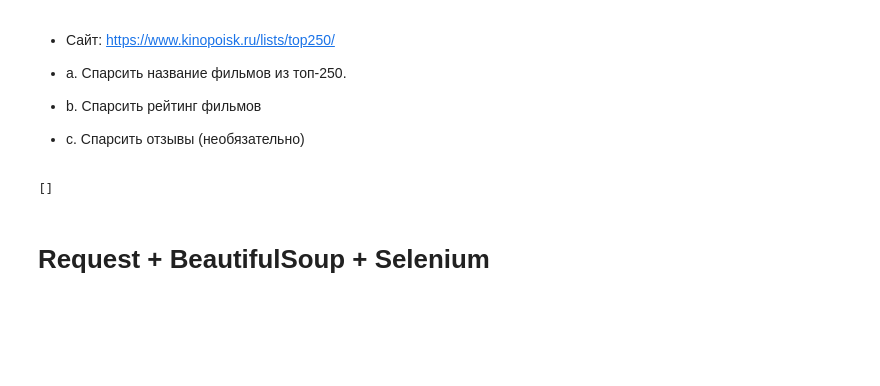
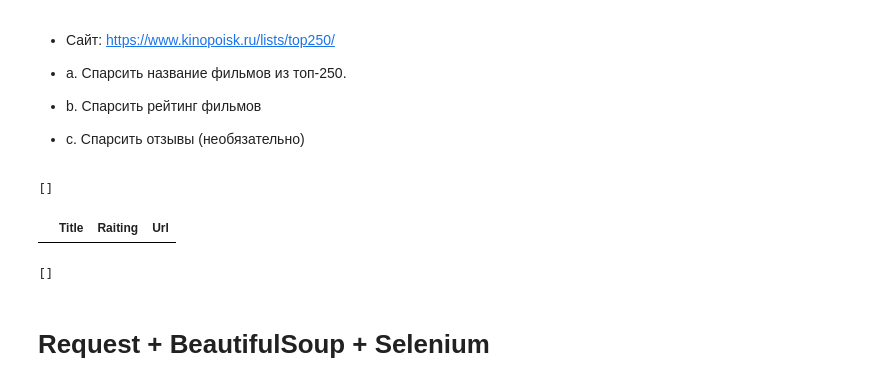
Before and after one commit to fish34/sberbank_data_analysis, a Jupyter notebook: HW 6/data_parsing_intro.ipynb, the cells around one changed output. Cells and saved outputs as stored; diff of their text form; code cells hidden in the pictures; blank space fills up the shorter version.

```diff
--- a/HW 6/data_parsing_intro.ipynb
+++ b/HW 6/data_parsing_intro.ipynb
@@ -249,36 +249,39 @@ parsed_data.head()
 # %%
 from tqdm import notebook
 import requests
 import pandas as pd
 import bs4
 
 films_df = pd.DataFrame(columns=['Title', 'Raiting', 'Url'])
-url = 'https://www.kinopoisk.ru/lists/top250/?page=1&tab=all'
+url = 'https://www.kinopoisk.ru/lists/top250'
 try:
     # Получим список страниц
     response = requests.get(url)
     soup = bs4.BeautifulSoup(response.content, 'html.parser')
     pages = soup.find_all("a", class_="paginator__page-number")
     url_pages = [f'https://www.kinopoisk.ru{url.get("href")}' for url in pages]
     print(url_pages)
     # Обрабатываем каждую страницу
-    for page in notebook.tqdm(pages):
+    for page in notebook.tqdm(url_pages):
         with requests.Session() as session:
-            html = session.get(url).text
+            html = session.get(page).text
             soup = bs4.BeautifulSoup(html, 'html.parser')
             tags = soup.find_all("div", class_="desktop-rating-selection-film-item__upper-wrapper")
-            for el in notebook.tqdm(tags):
+            for el in tags:
                 Title = el.find("p", class_="selection-film-item-meta__name").text
                 Raiting = el.find("span", class_="rating__value rating__value_positive").text
                 Url = el.find("a", class_="selection-film-item-meta__link").get("href")
                 row = pd.DataFrame([[Title, Raiting, Url]], columns=films_df.columns.to_list())
                 films_df.append(row)
 except Exception as e:
     print(f'Error {e}')
-
-films_df.head
 # %% [output]
 []
+|  | Title | Raiting | Url |
+# %%
+url_pages
+# %% [output]
+[]
 # %% [markdown]
 # Request + BeautifulSoup + Selenium
 # %%
```
